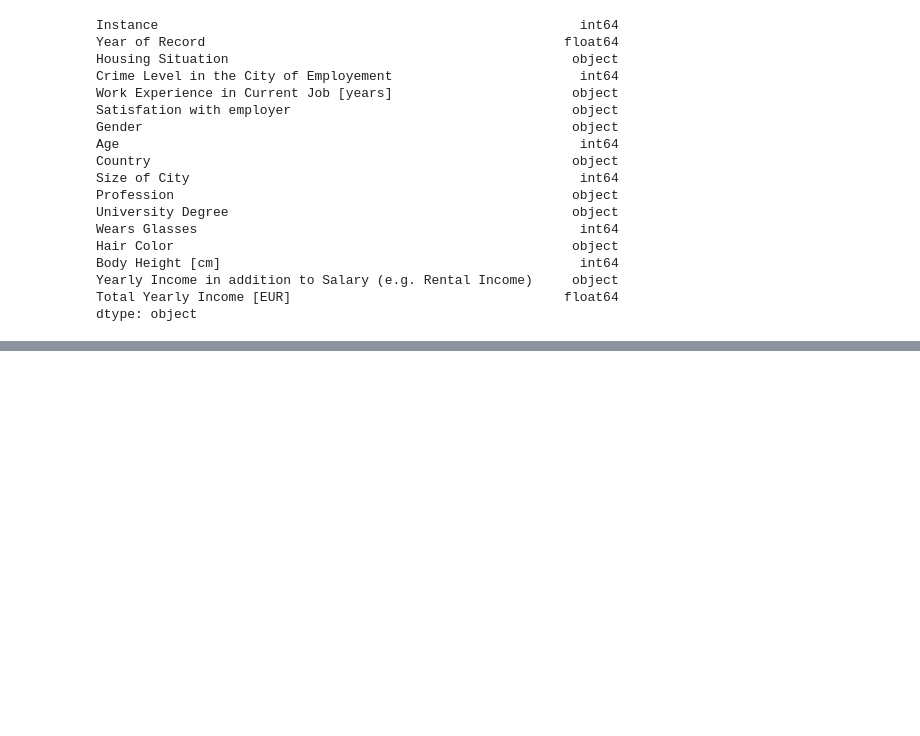
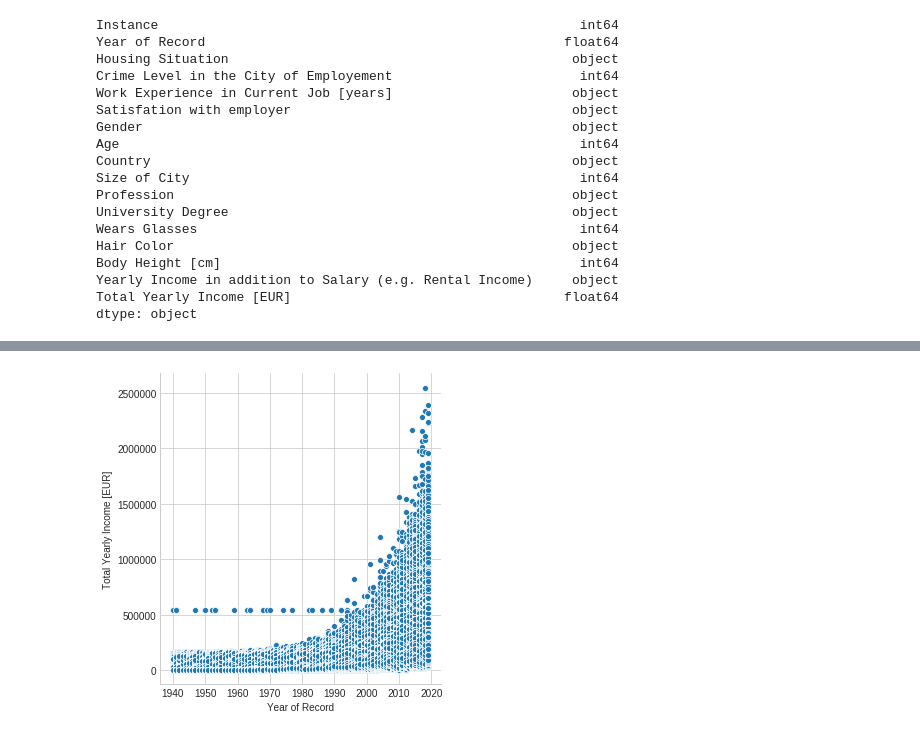
Before and after one commit to ZINAHAL/income_predictor_group_project_team203, a Jupyter notebook: main.ipynb, the cells around one changed output, grey strips where cells are left out. Saved outputs shown, nothing was run; the diff lists cells and outputs as text; code cells hidden in the pictures; blank space fills up the shorter version.

Commit message:
Explored the 1st 2 features and found good correlation between them and the income

```diff
--- a/main.ipynb
+++ b/main.ipynb
@@ -47,0 +48,4 @@ dtype: object
+# %%
+sns.relplot(x="Year of Record", y="Total Yearly Income [EUR]", data=training_data[["Year of Record", "Total Yearly Income [EUR]"]]);
+# %% [output]
+[figure, added]
```
Also changed, not shown: parts of 15 cells of this notebook, 1 other file.
